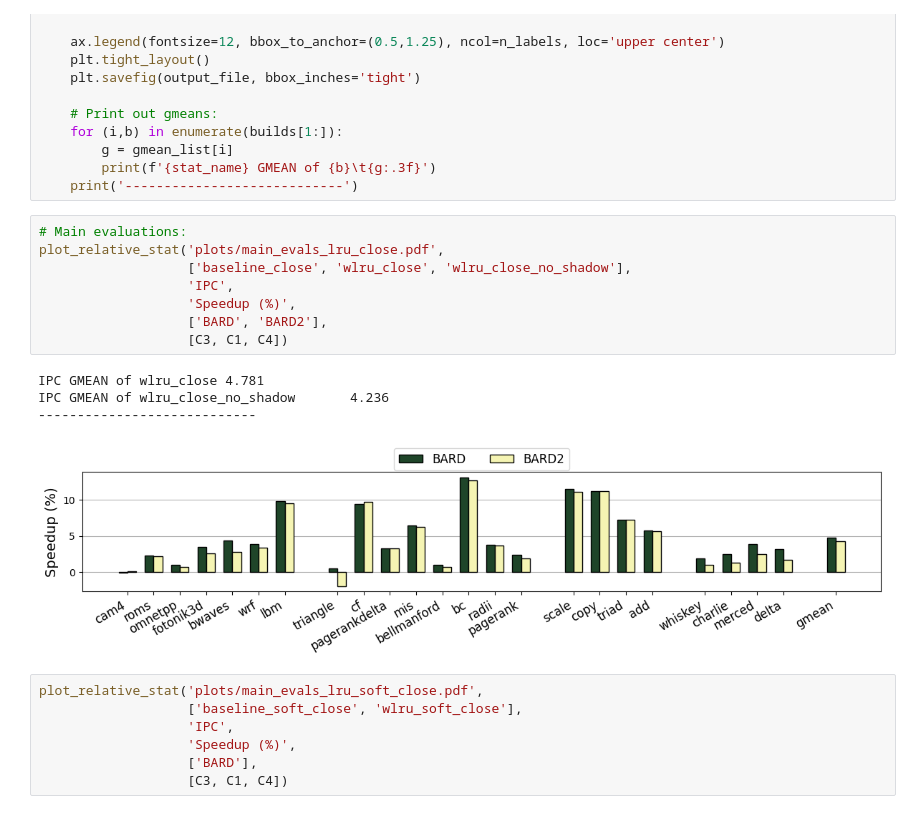
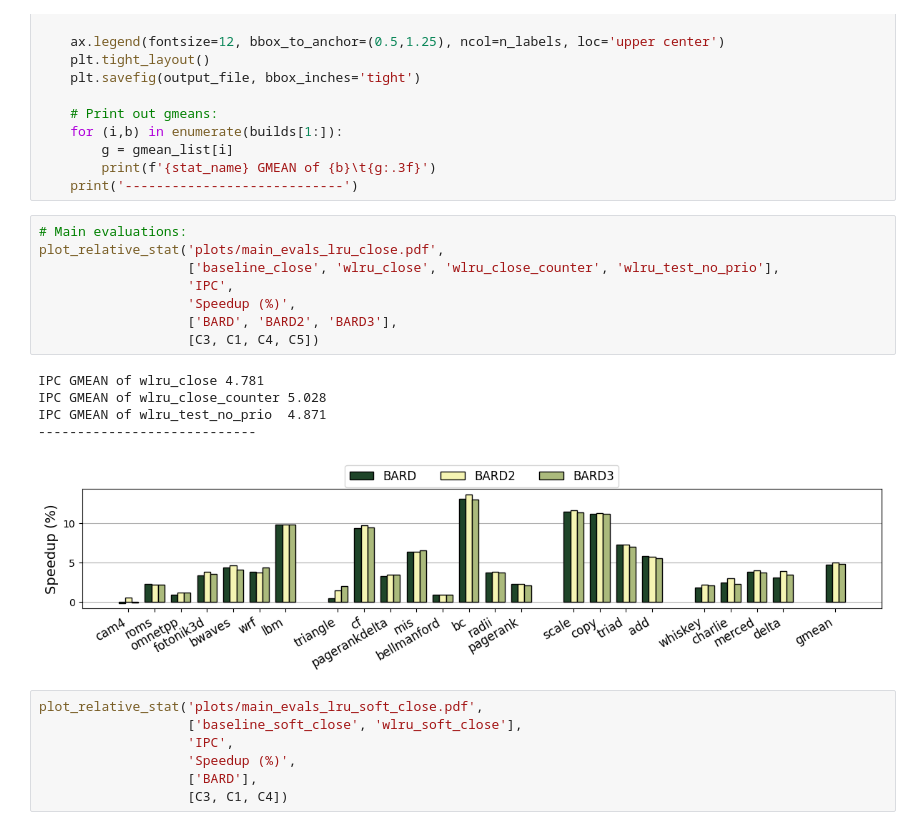
Before and after one commit to panzerox123/champsim-bard, a Jupyter notebook: data/wcache.ipynb, the cells around one changed output. Drawn from its saved outputs; the diff is of its cells as text.

```diff
--- a/data/wcache.ipynb
+++ b/data/wcache.ipynb
@@ -122,16 +122,17 @@ def plot_relative_stat(output_file, builds: list[str], stat_name: str, y_label:
 # %%
 # Main evaluations:
 plot_relative_stat('plots/main_evals_lru_close.pdf',
-                   ['baseline_close', 'wlru_close', 'wlru_close_no_shadow'],
+                   ['baseline_close', 'wlru_close', 'wlru_close_counter', 'wlru_test_no_prio'],
                    'IPC',
                    'Speedup (%)',
-                   ['BARD', 'BARD2'],
-                   [C3, C1, C4])
+                   ['BARD', 'BARD2', 'BARD3'],
+                   [C3, C1, C4, C5])
 # %% [output]
 IPC GMEAN of wlru_close 4.781
-IPC GMEAN of wlru_close_no_shadow       4.236
+IPC GMEAN of wlru_close_counter 5.028
+IPC GMEAN of wlru_test_no_prio  4.871
 ----------------------------
-[figure, old version]
+[figure, new version]
 # %%
 plot_relative_stat('plots/main_evals_lru_soft_close.pdf',
                    ['baseline_soft_close', 'wlru_soft_close'],
```
Also changed, not shown: parts of 4 cells of this notebook, 10 other files.
